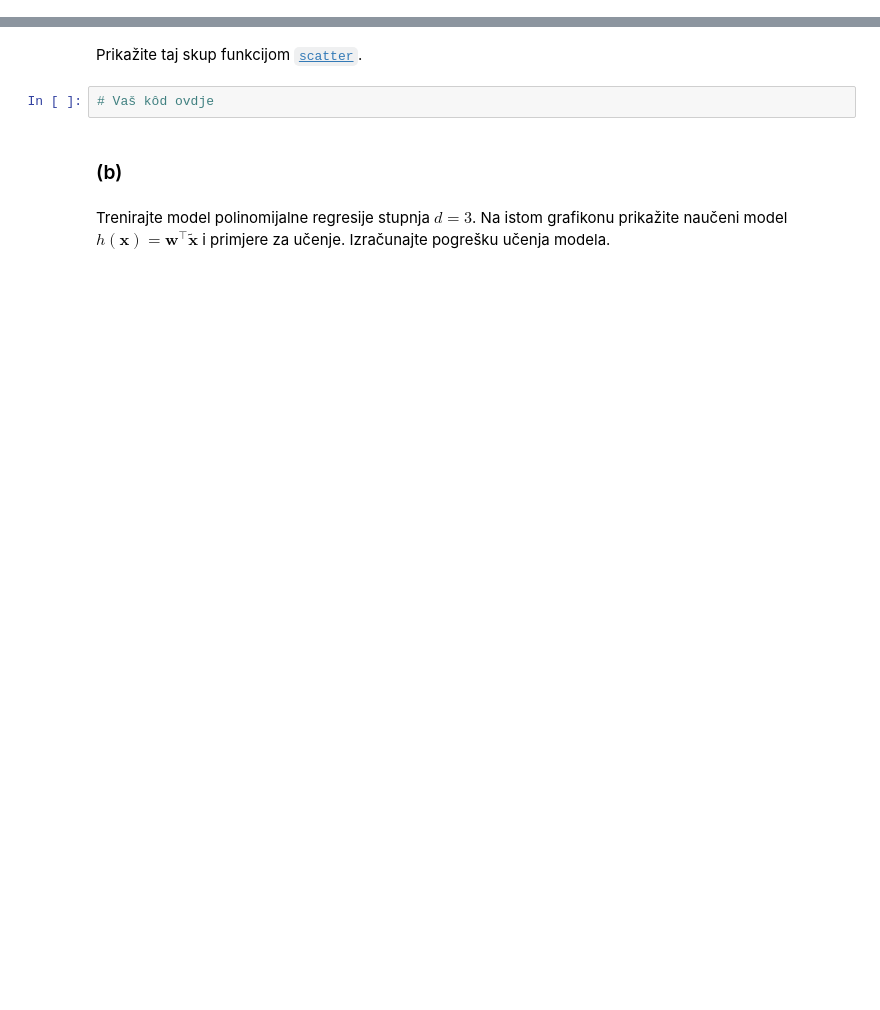
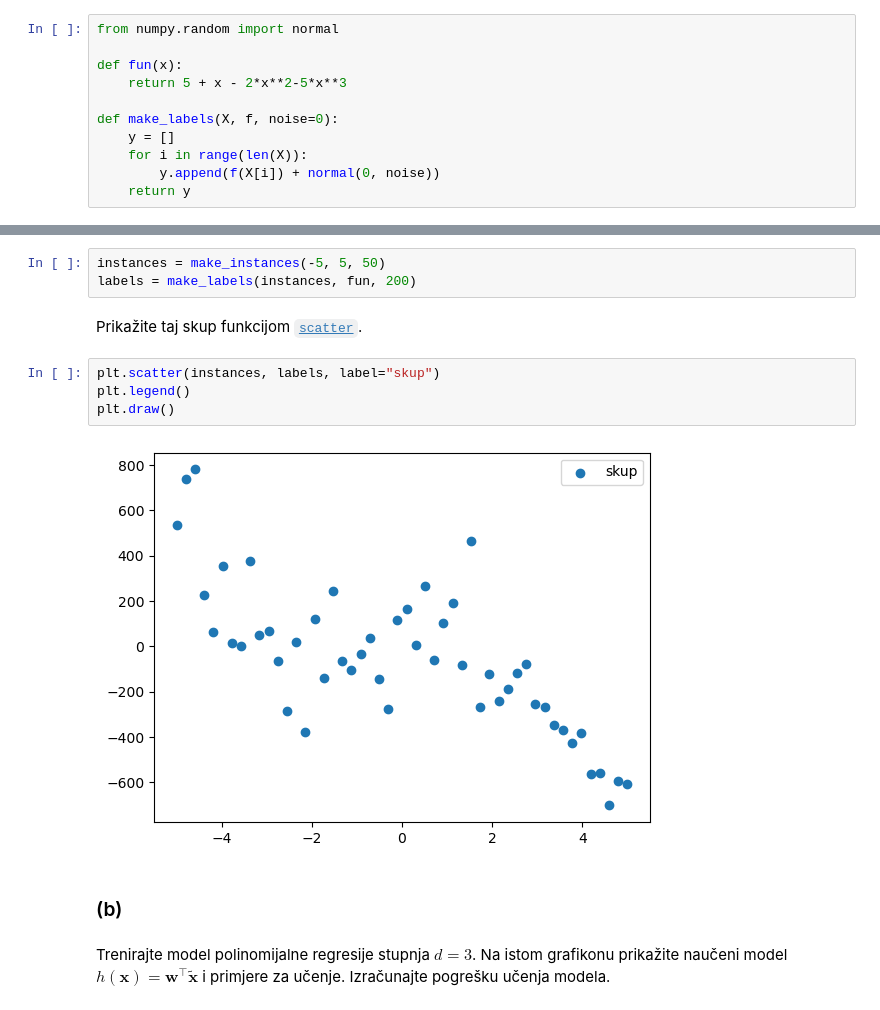
Before and after one commit to RobertoGrabovac/FER-StrojnoUcenje1, a Jupyter notebook: LAB1 - Regresija.ipynb, the cells around one changed output, grey strips where cells are left out. Cells and saved outputs as stored; diff of their text form; blank space fills up the shorter version.

```diff
--- a/LAB1 - Regresija.ipynb
+++ b/LAB1 - Regresija.ipynb
@@ -175,3 +171,14 @@ def make_labels(X, f, noise=0):
+# %%
+from numpy.random import normal
+
+def fun(x):
+    return 5 + x - 2*x**2-5*x**3
+
+def make_labels(X, f, noise=0):
+    y = []
+    for i in range(len(X)):
+        y.append(f(X[i]) + normal(0, noise))
+    return y
 # %%
 def make_instances(x1, x2, N) :
     return np.array([np.array([x]) for x in np.linspace(x1,x2,N)])
@@ -180,7 +185,14 @@ def make_instances(x1, x2, N) :
+# %%
+instances = make_instances(-5, 5, 50)
+labels = make_labels(instances, fun, 200)
 # %% [markdown]
 Prikažite taj skup funkcijom [`scatter`](http://matplotlib.org/api/pyplot_api.html#matplotlib.pyplot.scatter).
-# %%
-# Vaš kôd ovdje
+# %%
+plt.scatter(instances, labels, label="skup")
+plt.legend()
+plt.draw()
+# %% [output]
+[figure, added]
 # %% [markdown]
 ### (b)
 # %% [markdown]
```
Also changed, not shown: parts of 4 cells of this notebook.
